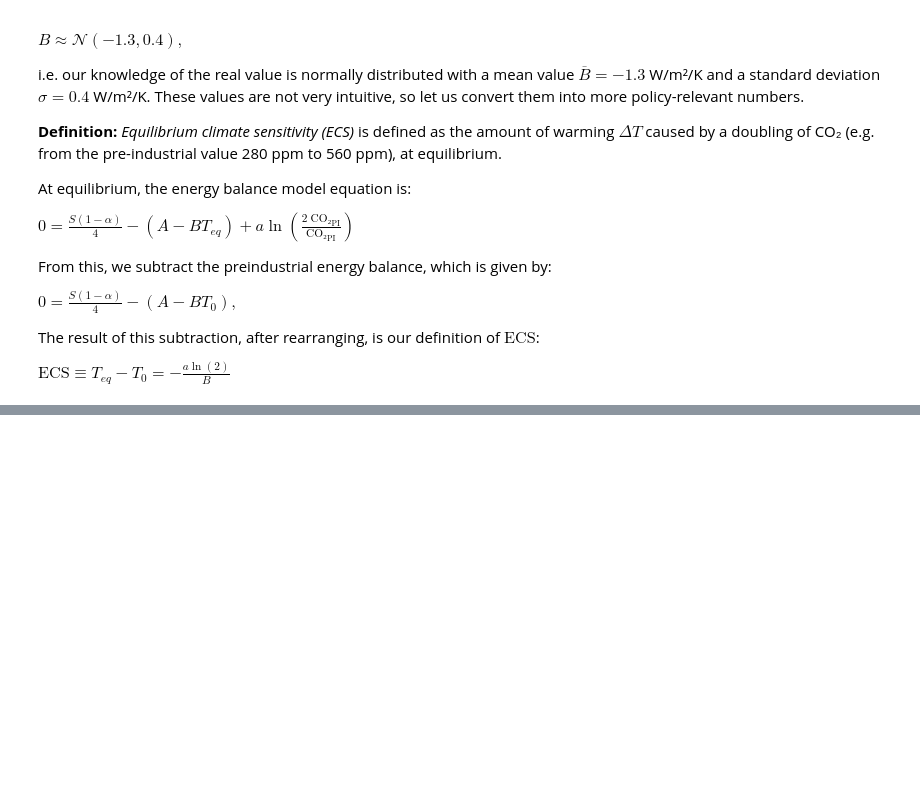
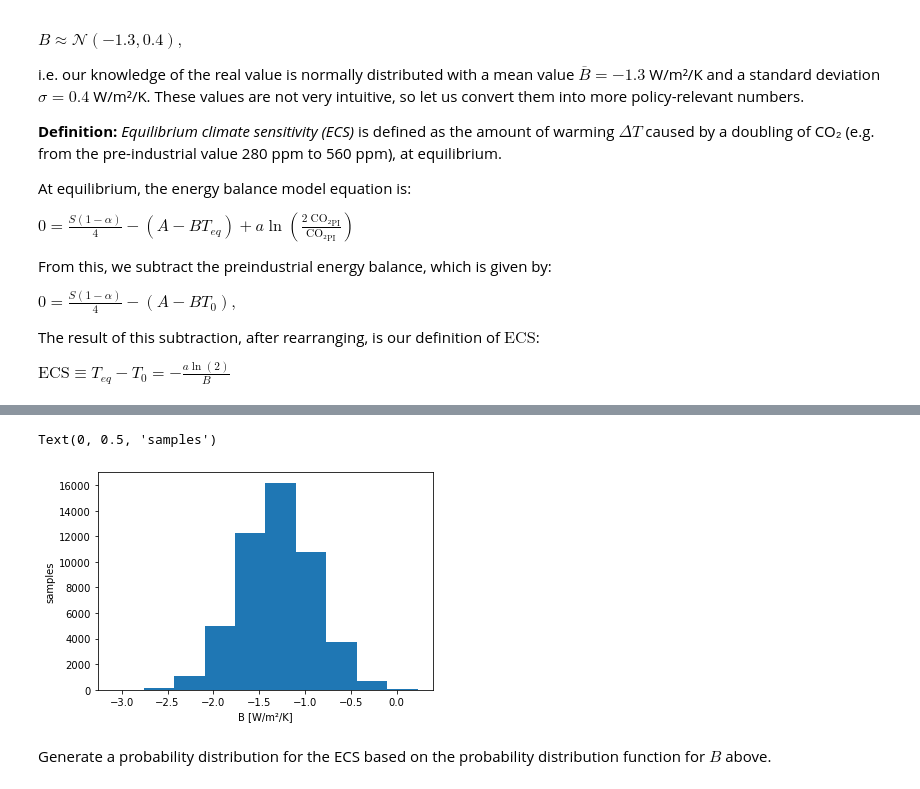
Before and after one commit to t3bol90/personal_blog, a Jupyter notebook: _notebooks/2020-11-14-climate-of-the-ocean-h1.ipynb, the cells around one changed output, grey strips where cells are left out. Saved outputs shown, nothing was run; the diff lists cells and outputs as text; code cells hidden in the pictures; blank space fills up the shorter version.

```diff
--- a/_notebooks/2020-11-14-climate-of-the-ocean-h1.ipynb
+++ b/_notebooks/2020-11-14-climate-of-the-ocean-h1.ipynb
@@ -30,0 +133,14 @@ $\text{ECS} \equiv T_{eq} - T_{0} = -\frac{a\ln(2)}{B}$
+# %%
+sigma = 0.4
+b_avg = -1.3
+
+samples = np.random.normal(b_avg, sigma, 50000)# Enter code here
+# %%
+plt.hist(samples); # plot here
+plt.xlabel("B [W/m²/K]")
+plt.ylabel("samples")
+# %% [output]
+Text(0, 0.5, 'samples')
+[figure, added]
+# %% [markdown]
+Generate a probability distribution for the ECS based on the probability distribution function for $B$ above.
```
Also changed, not shown: parts of 38 cells of this notebook, 4 other files.
